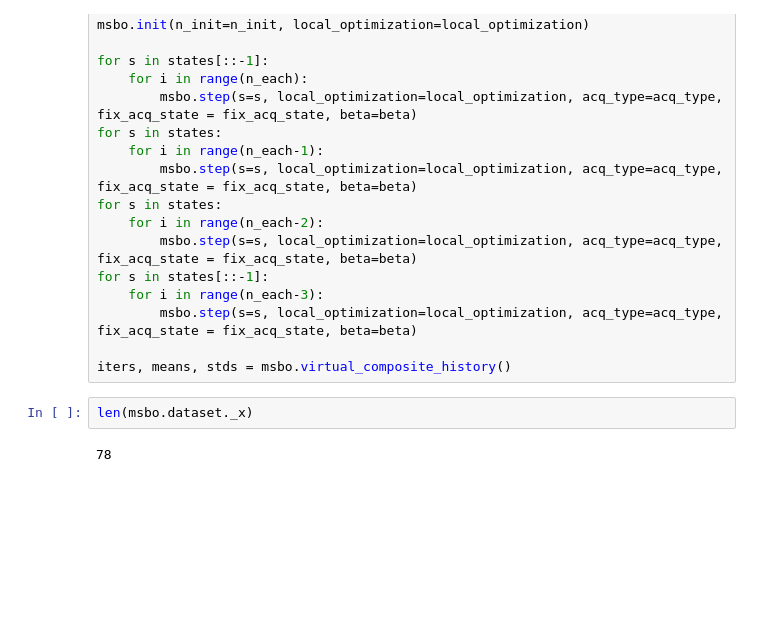
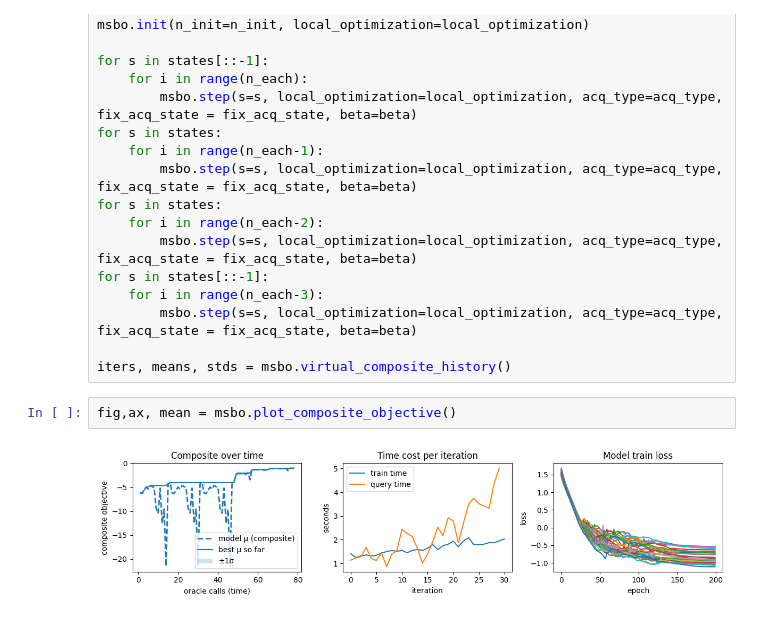
Before and after one commit to kilean20/msBO, a Jupyter notebook: examples/[msBO][VM]visualize.ipynb, the cells around one changed output. Saved outputs shown, nothing was run; the diff lists cells and outputs as text; blank space fills up the shorter version.

Commit message:
update visualization plot. use most recent model to plot

```diff
--- a/examples/[msBO][VM]visualize.ipynb
+++ b/examples/[msBO][VM]visualize.ipynb
@@ -130,10 +130,10 @@ for s in states[::-1]:
         msbo.step(s=s, local_optimization=local_optimization, acq_type=acq_type, fix_acq_state = fix_acq_state, beta=beta)
 
 iters, means, stds = msbo.virtual_composite_history()
-# %%
-len(msbo.dataset._x)
-# %% [output]
-78
+# %%
+fig,ax, mean = msbo.plot_composite_objective()
+# %% [output]
+[figure, added]
 # %%
 fig, axes = msbo.plot_state_predictions_history(update_w_recent_model=False)
 plt.show()
```
Also changed, not shown: parts of 2 cells of this notebook, 2 other files.
